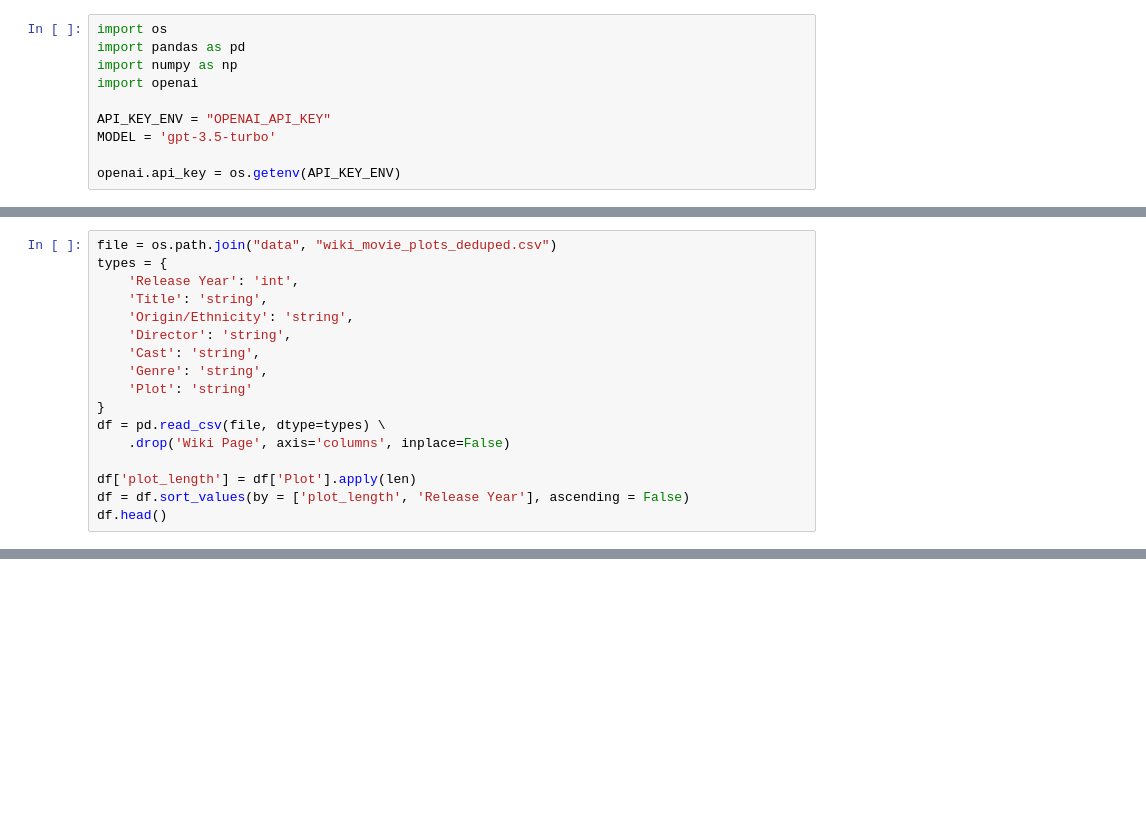
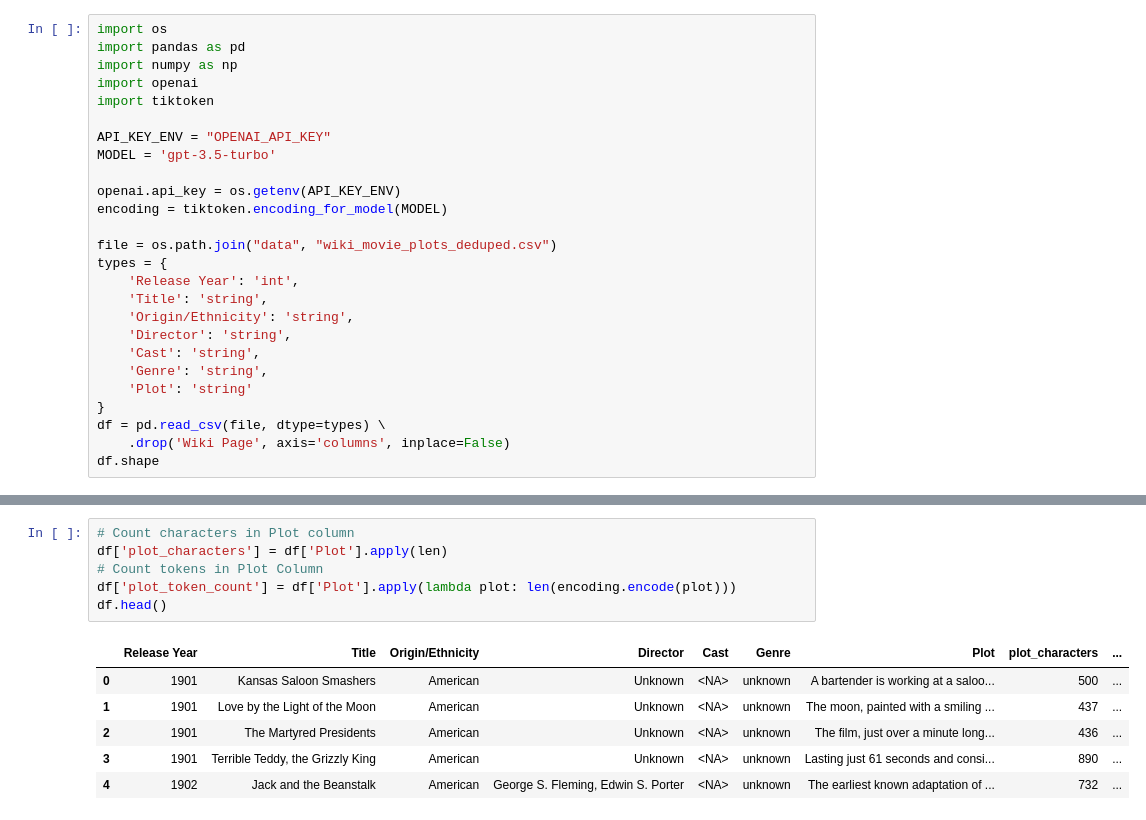
Before and after one commit to thoolihan/llm_examples, a Jupyter notebook: 02_API_Call.ipynb, the cells around one changed output, grey strips where cells are left out. Cells and saved outputs as stored; diff of their text form; blank space fills up the shorter version.

Commit message:
Tokenizer implemented

```diff
--- a/02_API_Call.ipynb
+++ b/02_API_Call.ipynb
@@ -3,8 +3,24 @@ import os
 import pandas as pd
 import numpy as np
 import openai
+import tiktoken
 
 API_KEY_ENV = "OPENAI_API_KEY"
 MODEL = 'gpt-3.5-turbo'
 
 openai.api_key = os.getenv(API_KEY_ENV)
+encoding = tiktoken.encoding_for_model(MODEL)
+
+file = os.path.join("data", "wiki_movie_plots_deduped.csv")
+types = {
+    'Release Year': 'int',
+    'Title': 'string',
+    'Origin/Ethnicity': 'string',
+    'Director': 'string',
+    'Cast': 'string',
+    'Genre': 'string',
+    'Plot': 'string'
+}
+df = pd.read_csv(file, dtype=types) \
+    .drop('Wiki Page', axis='columns', inplace=False)
+df.shape
@@ -11,17 +28,0 @@ openai.api_key = os.getenv(API_KEY_ENV)
-# %%
-file = os.path.join("data", "wiki_movie_plots_deduped.csv")
-types = {
-    'Release Year': 'int',
-    'Title': 'string',
-    'Origin/Ethnicity': 'string',
-    'Director': 'string',
-    'Cast': 'string',
-    'Genre': 'string',
-    'Plot': 'string'
-}
-df = pd.read_csv(file, dtype=types) \
-    .drop('Wiki Page', axis='columns', inplace=False)
-
-df['plot_length'] = df['Plot'].apply(len)
-df = df.sort_values(by = ['plot_length', 'Release Year'], ascending = False)
-df.head()
@@ -34,0 +29,13 @@ df.head()
+# %%
+# Count characters in Plot column
+df['plot_characters'] = df['Plot'].apply(len)
+# Count tokens in Plot Column
+df['plot_token_count'] = df['Plot'].apply(lambda plot: len(encoding.encode(plot)))
+df.head()
+# %% [output]
+|  | Release Year | Title | Origin/Ethnicity | Director | Cast | Genre | Plot | plot_characters | ... |
+| 0 | 1901 | Kansas Saloon Smashers | American | Unknown | <NA> | unknown | A bartender is working at a saloo... | 500 | ... |
+| 1 | 1901 | Love by the Light of the Moon | American | Unknown | <NA> | unknown | The moon, painted with a smiling ... | 437 | ... |
+| 2 | 1901 | The Martyred Presidents | American | Unknown | <NA> | unknown | The film, just over a minute long... | 436 | ... |
+| 3 | 1901 | Terrible Teddy, the Grizzly King | American | Unknown | <NA> | unknown | Lasting just 61 seconds and consi... | 890 | ... |
+| 4 | 1902 | Jack and the Beanstalk | American | George S. Fleming, Edwin S. Porter | <NA> | unknown | The earliest known adaptation of ... | 732 | ... |
```
Also changed, not shown: parts of 6 cells of this notebook.
